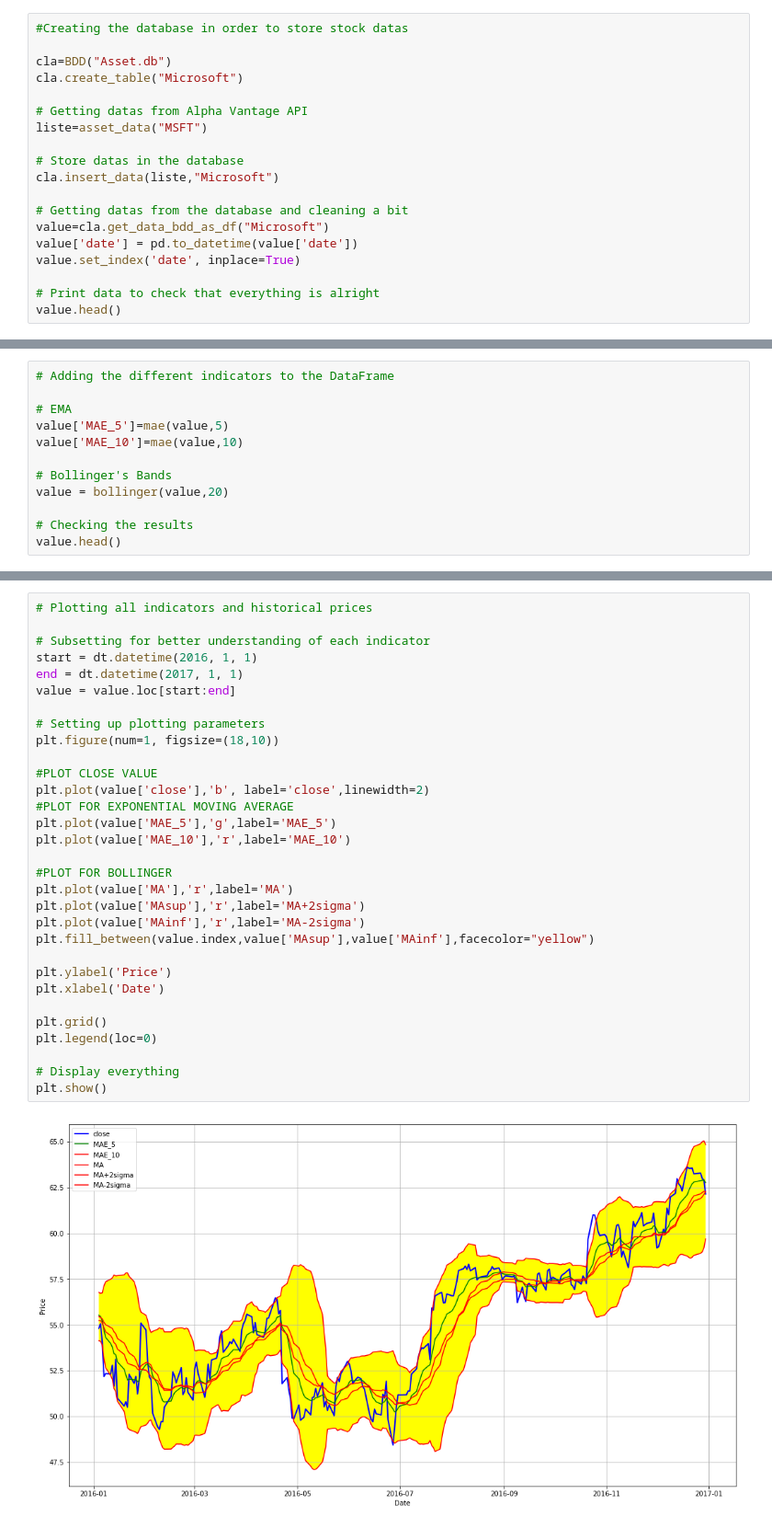
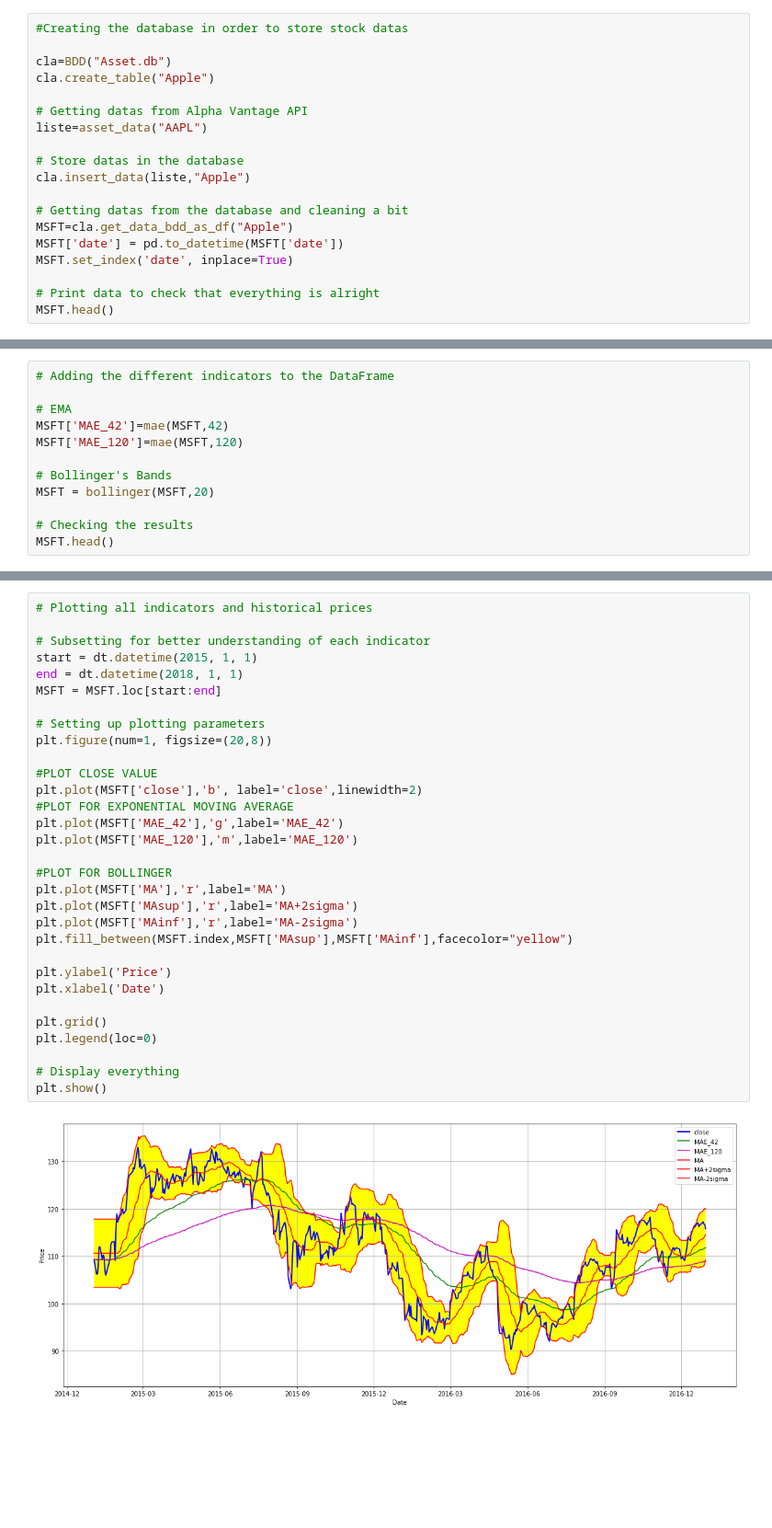
Before and after one commit to vaugeois/Stock_Database, a Jupyter notebook: Stock_Database/Main.ipynb, the cells around one changed output, grey strips where cells are left out. Shown at 92% size. Saved outputs shown, nothing was run; the diff lists cells and outputs as text; blank space fills up the shorter version.

```diff
--- a/Stock_Database/Main.ipynb
+++ b/Stock_Database/Main.ipynb
@@ -12,21 +11,21 @@ import numpy as np
 #Creating the database in order to store stock datas
 
 cla=BDD("Asset.db")
-cla.create_table("Microsoft")
+cla.create_table("Apple")
 
 # Getting datas from Alpha Vantage API
-liste=asset_data("MSFT")
+liste=asset_data("AAPL")
 
 # Store datas in the database
-cla.insert_data(liste,"Microsoft")
+cla.insert_data(liste,"Apple")
 
 # Getting datas from the database and cleaning a bit
-value=cla.get_data_bdd_as_df("Microsoft")
-value['date'] = pd.to_datetime(value['date'])
-value.set_index('date', inplace=True)
+MSFT=cla.get_data_bdd_as_df("Apple")
+MSFT['date'] = pd.to_datetime(MSFT['date'])
+MSFT.set_index('date', inplace=True)
 
 # Print data to check that everything is alright
-value.head()
+MSFT.head()
 # %% [output]
 |  | open | close | high | low | volume |
 | date |  |  |  |  |  |
@@ -39,14 +38,14 @@ value.head()
 # Adding the different indicators to the DataFrame
 
 # EMA
-value['MAE_5']=mae(value,5)
-value['MAE_10']=mae(value,10)
+MSFT['MAE_42']=mae(MSFT,42)
+MSFT['MAE_120']=mae(MSFT,120)
 
 # Bollinger's Bands
-value = bollinger(value,20)
+MSFT = bollinger(MSFT,20)
 
 # Checking the results
-value.head()
+MSFT.head()
 # %% [output]
   average=ewma(data['close'],com=interval,adjust=False)
   average=ewma(data['close'],com=interval,adjust=False)
@@ -66,33 +65,33 @@ Column already exist
 # %%
 # Plotting all indicators and historical prices
 
 # Subsetting for better understanding of each indicator
-start = dt.datetime(2016, 1, 1)
-end = dt.datetime(2017, 1, 1)
-value = value.loc[start:end]
+start = dt.datetime(2015, 1, 1)
+end = dt.datetime(2018, 1, 1)
+MSFT = MSFT.loc[start:end]
 
 # Setting up plotting parameters
-plt.figure(num=1, figsize=(18,10))
+plt.figure(num=1, figsize=(20,8))
 
 #PLOT CLOSE VALUE
-plt.plot(value['close'],'b', label='close',linewidth=2)
+plt.plot(MSFT['close'],'b', label='close',linewidth=2)
 #PLOT FOR EXPONENTIAL MOVING AVERAGE
-plt.plot(value['MAE_5'],'g',label='MAE_5')
-plt.plot(value['MAE_10'],'r',label='MAE_10')
+plt.plot(MSFT['MAE_42'],'g',label='MAE_42')
+plt.plot(MSFT['MAE_120'],'m',label='MAE_120')
 
 #PLOT FOR BOLLINGER
-plt.plot(value['MA'],'r',label='MA')
-plt.plot(value['MAsup'],'r',label='MA+2sigma')
-plt.plot(value['MAinf'],'r',label='MA-2sigma')
-plt.fill_between(value.index,value['MAsup'],value['MAinf'],facecolor="yellow")
+plt.plot(MSFT['MA'],'r',label='MA')
+plt.plot(MSFT['MAsup'],'r',label='MA+2sigma')
+plt.plot(MSFT['MAinf'],'r',label='MA-2sigma')
+plt.fill_between(MSFT.index,MSFT['MAsup'],MSFT['MAinf'],facecolor="yellow")
 
 plt.ylabel('Price')
 plt.xlabel('Date')
 
 plt.grid()
 plt.legend(loc=0)
 
 # Display everything
 plt.show()
 # %% [output]
-[figure, old version]
+[figure, new version]
```
Also changed, not shown: parts of 7 cells of this notebook, 1 other file.
